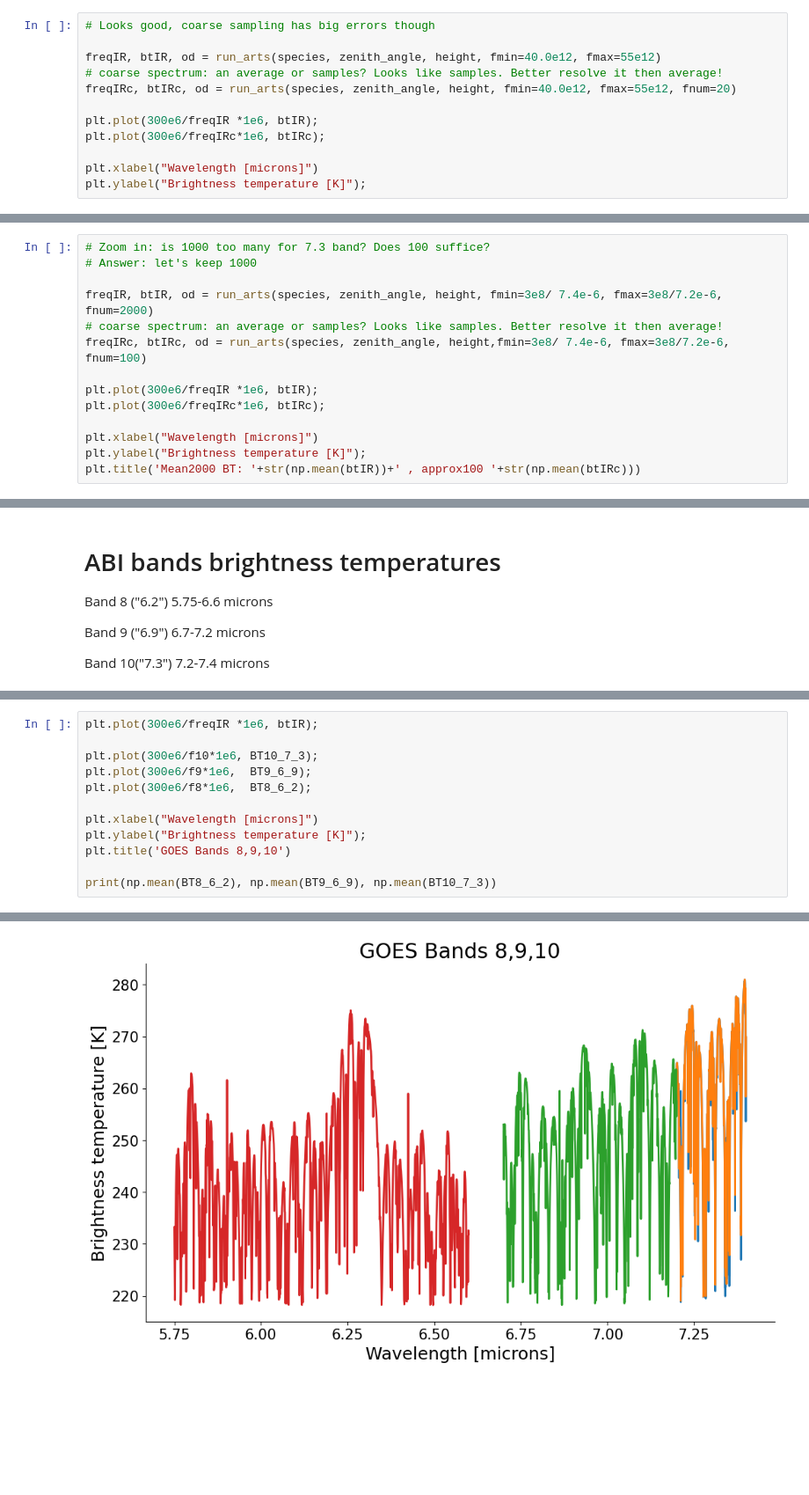
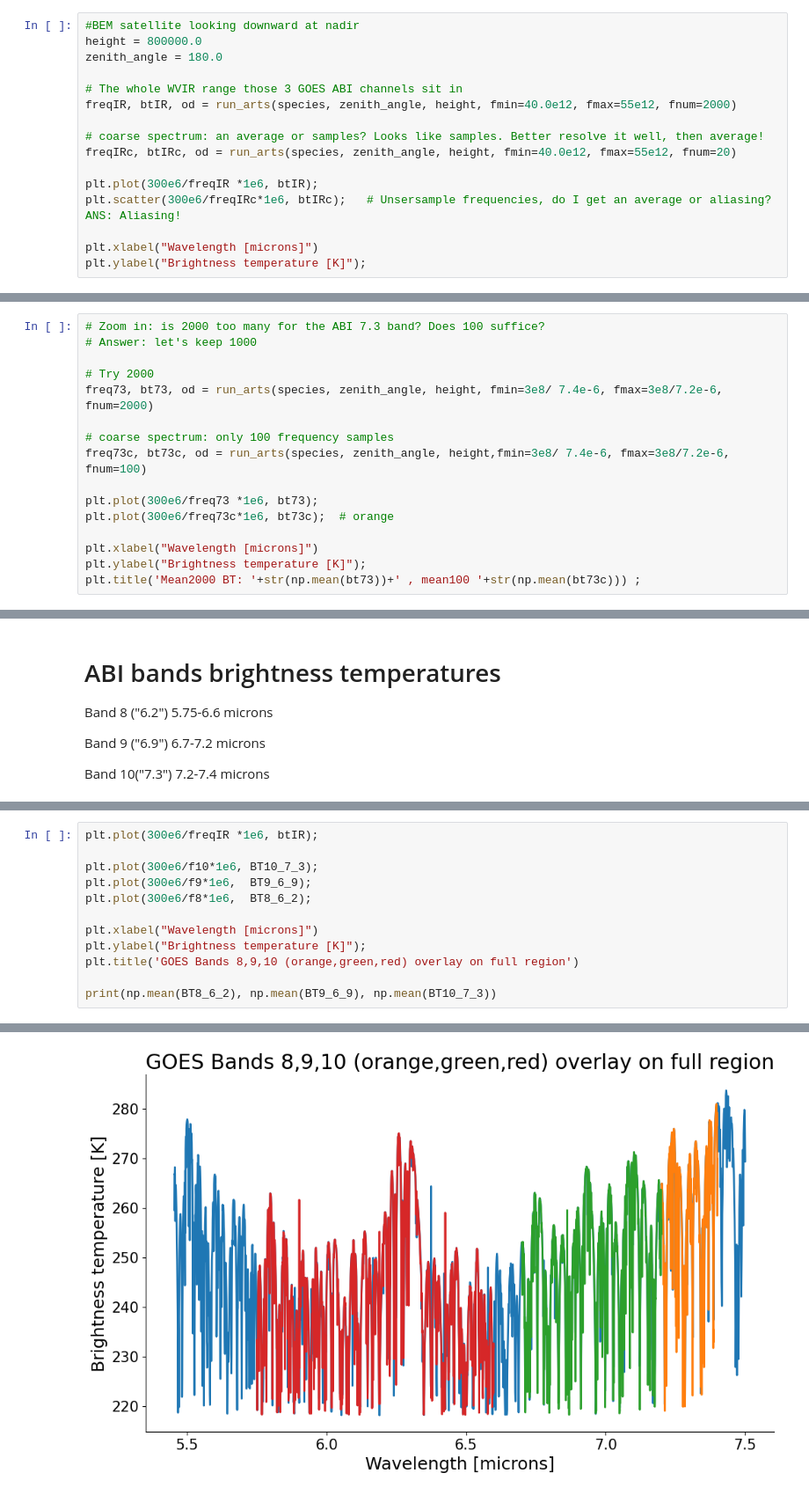
Before and after one commit to ATMOcanes/arts-lectures, a Jupyter notebook: exercises/03-rtcalc/BEMrtcalc.ipynb, the cells around one changed output, grey strips where cells are left out. Shown at 88% size. Drawn from its saved outputs; the diff is of its cells as text; blank space fills up the shorter version.

Commit message:
Better labels etc.

```diff
--- a/exercises/03-rtcalc/BEMrtcalc.ipynb
+++ b/exercises/03-rtcalc/BEMrtcalc.ipynb
@@ -174,14 +45,18 @@ fig.savefig(
 
 ![image.png](attachment:bb7f6e6a-a236-4d35-a213-c1ed5dc2a485.png)
 # %%
-# Looks good, coarse sampling has big errors though
+#BEM satellite looking downward at nadir
+height = 800000.0
+zenith_angle = 180.0
 
-freqIR, btIR, od = run_arts(species, zenith_angle, height, fmin=40.0e12, fmax=55e12)
-# coarse spectrum: an average or samples? Looks like samples. Better resolve it then average!
+# The whole WVIR range those 3 GOES ABI channels sit in
+freqIR, btIR, od = run_arts(species, zenith_angle, height, fmin=40.0e12, fmax=55e12, fnum=2000)
+
+# coarse spectrum: an average or samples? Looks like samples. Better resolve it well, then average!
 freqIRc, btIRc, od = run_arts(species, zenith_angle, height, fmin=40.0e12, fmax=55e12, fnum=20)
 
 plt.plot(300e6/freqIR *1e6, btIR);
-plt.plot(300e6/freqIRc*1e6, btIRc);
+plt.scatter(300e6/freqIRc*1e6, btIRc);   # Unsersample frequencies, do I get an average or aliasing? ANS: Aliasing!
 
 plt.xlabel("Wavelength [microns]")
 plt.ylabel("Brightness temperature [K]");
@@ -190,15 +65,17 @@ plt.ylabel("Brightness temperature [K]");
 # %%
-# Zoom in: is 1000 too many for 7.3 band? Does 100 suffice?
+# Zoom in: is 2000 too many for the ABI 7.3 band? Does 100 suffice?
 # Answer: let's keep 1000
 
-freqIR, btIR, od = run_arts(species, zenith_angle, height, fmin=3e8/ 7.4e-6, fmax=3e8/7.2e-6, fnum=2000)
-# coarse spectrum: an average or samples? Looks like samples. Better resolve it then average!
-freqIRc, btIRc, od = run_arts(species, zenith_angle, height,fmin=3e8/ 7.4e-6, fmax=3e8/7.2e-6, fnum=100)
+# Try 2000
+freq73, bt73, od = run_arts(species, zenith_angle, height, fmin=3e8/ 7.4e-6, fmax=3e8/7.2e-6, fnum=2000)
 
-plt.plot(300e6/freqIR *1e6, btIR);
-plt.plot(300e6/freqIRc*1e6, btIRc);
+# coarse spectrum: only 100 frequency samples
+freq73c, bt73c, od = run_arts(species, zenith_angle, height,fmin=3e8/ 7.4e-6, fmax=3e8/7.2e-6, fnum=100)
+
+plt.plot(300e6/freq73 *1e6, bt73);
+plt.plot(300e6/freq73c*1e6, bt73c);  # orange
 
 plt.xlabel("Wavelength [microns]")
 plt.ylabel("Brightness temperature [K]");
-plt.title('Mean2000 BT: '+str(np.mean(btIR))+' , approx100 '+str(np.mean(btIRc)))
+plt.title('Mean2000 BT: '+str(np.mean(bt73))+' , mean100 '+str(np.mean(bt73c))) ;
 # %% [output]
@@ -225,17 +103,17 @@ f10,BT10_7_3,od = run_arts(species, zenith_angle, height, fmin=3e8/ 7.4e-6, fmax
 # %%
 plt.plot(300e6/freqIR *1e6, btIR);
 
 plt.plot(300e6/f10*1e6, BT10_7_3);
 plt.plot(300e6/f9*1e6,  BT9_6_9);
 plt.plot(300e6/f8*1e6,  BT8_6_2);
 
 plt.xlabel("Wavelength [microns]")
 plt.ylabel("Brightness temperature [K]");
-plt.title('GOES Bands 8,9,10')
+plt.title('GOES Bands 8,9,10 (orange,green,red) overlay on full region')
 
 print(np.mean(BT8_6_2), np.mean(BT9_6_9), np.mean(BT10_7_3))
 # %% [output]
 241.6654609921043 248.89332277787327 260.07445143354084
-[figure, old version]
+[figure, new version]
 # %%
 plt.hist(BT8_6_2,50)
```
Also changed, not shown: parts of 15 cells of this notebook, 1 other file.
